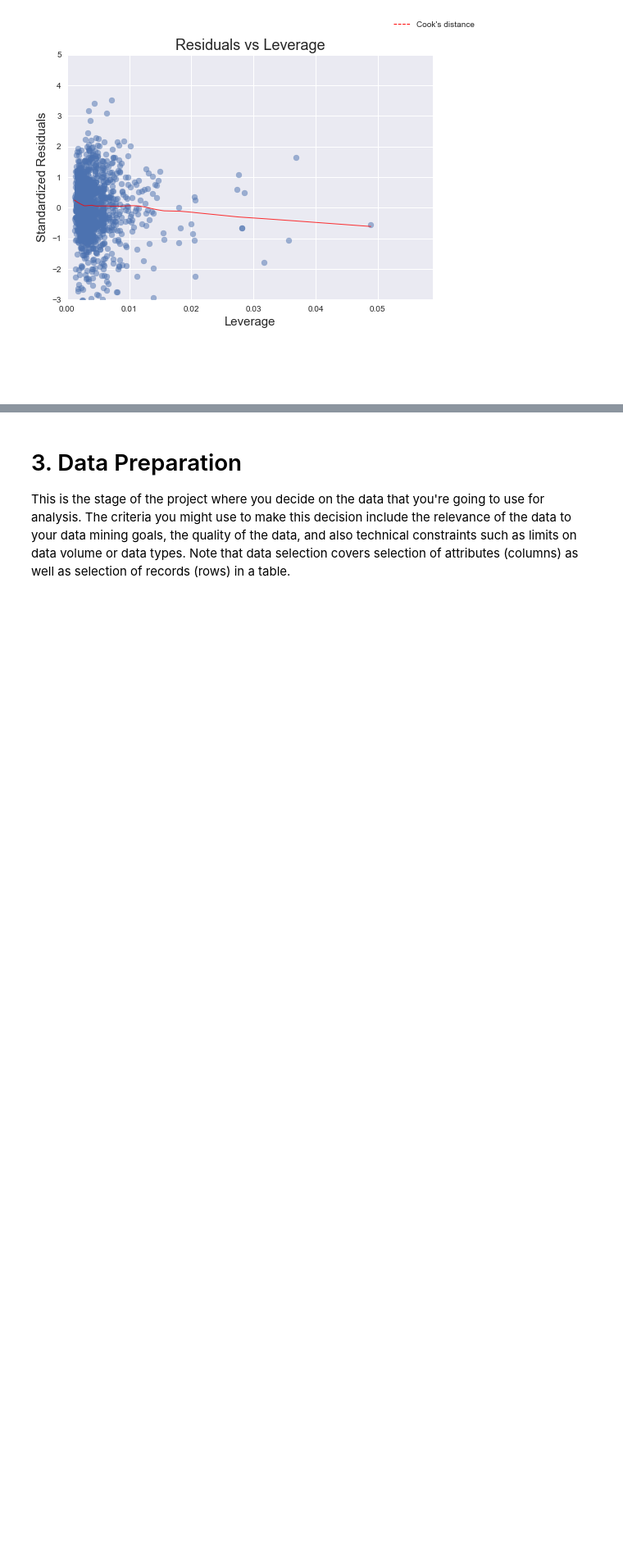
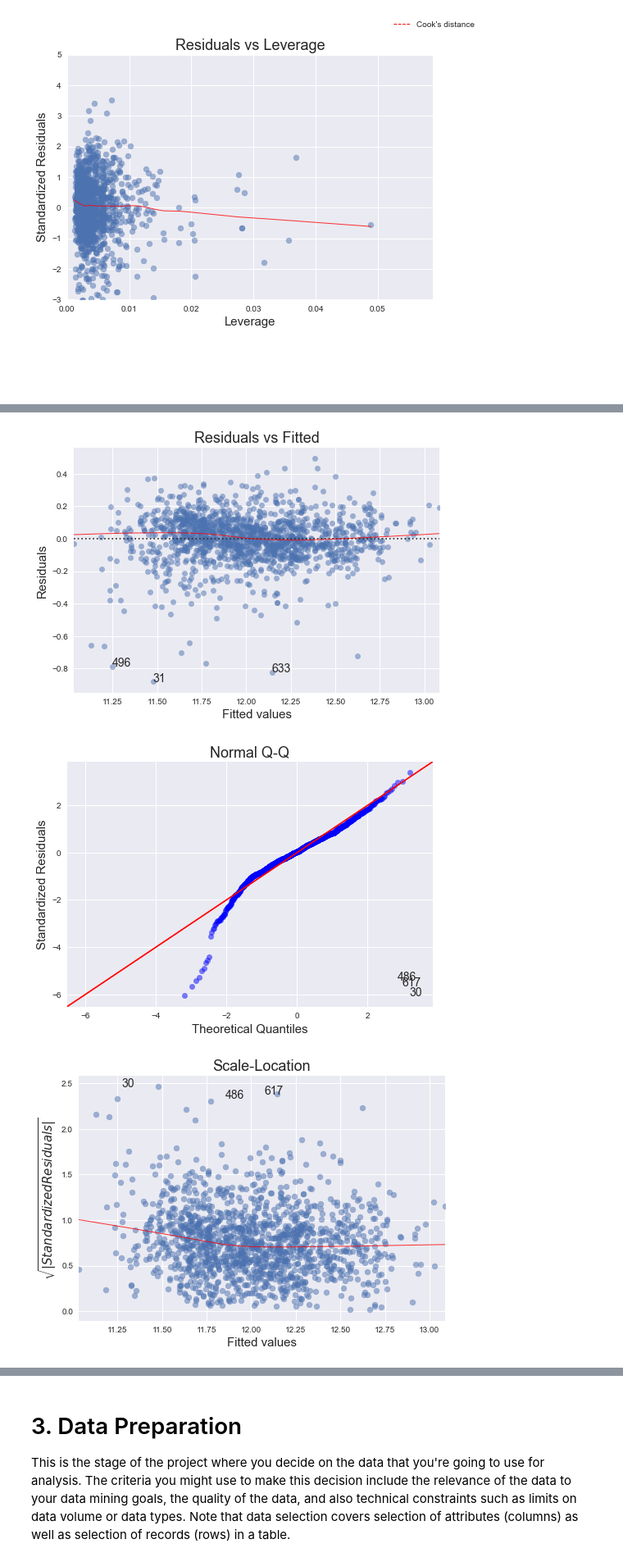
Before and after one commit to freya-git/LAVA, a Jupyter notebook: CRISP-DM_Template.ipynb, the cells around one changed output, grey strips where cells are left out. Shown at 82% size. Cells and saved outputs as stored; diff of their text form; code cells hidden in the pictures; blank space fills up the shorter version.

```diff
--- a/CRISP-DM_Template.ipynb
+++ b/CRISP-DM_Template.ipynb
@@ -895,0 +876,5 @@ diagnostic_plots(sm.add_constant(X[base]), y)
+# %%
+model = sm.OLS(y, sm.add_constant(X[features]))
+res = model.fit()
+
+print(res.summary())
@@ -895,0 +932,5 @@ diagnostic_plots(sm.add_constant(X[base]), y)
+# %%
+model = sm.OLS(y, sm.add_constant(X[features]))
+res = model.fit()
+
+print(res.summary())
@@ -895,0 +955,6 @@ diagnostic_plots(sm.add_constant(X[base]), y)
+# %%
+diagnostic_plots(sm.add_constant(X[features]), y)
+# %% [output]
+[figure, added]
+[figure, added]
+[figure, added]
```
Also changed, not shown: parts of 77 cells of this notebook, 1 other file.
